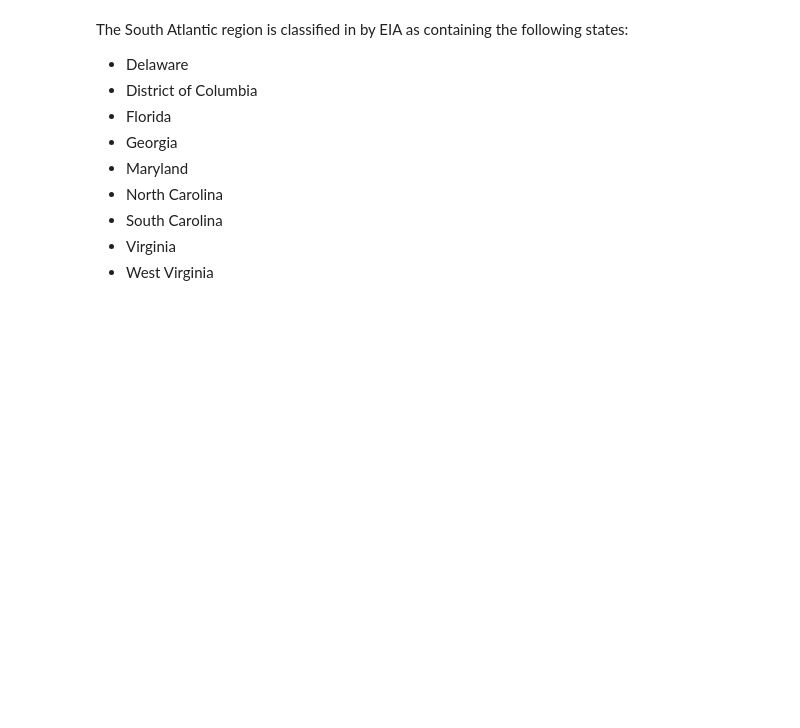
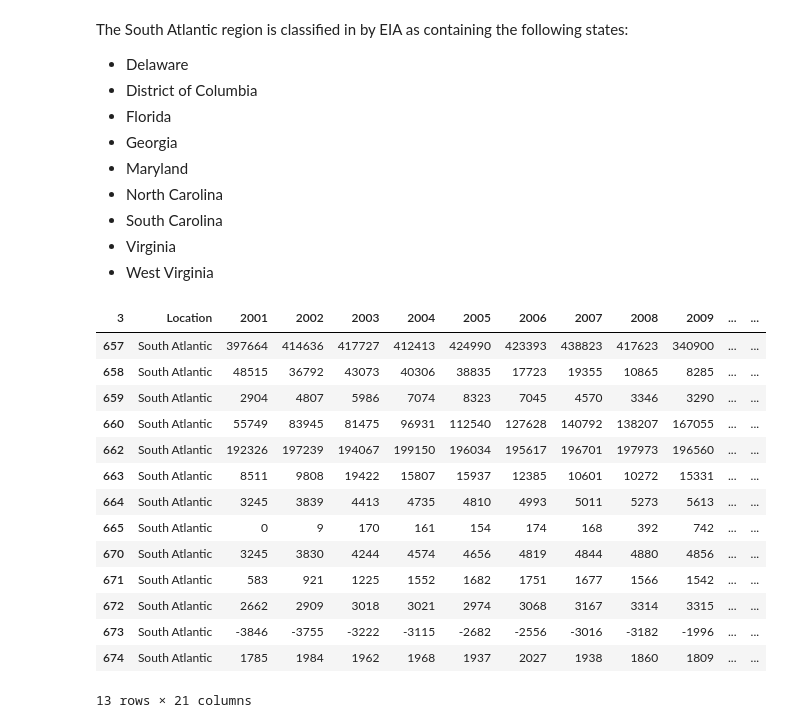
Before and after one commit to Mitchemoto/project-1-, a Jupyter notebook: Energy_Source_Clean.ipynb, the cells around one changed output. Drawn from its saved outputs; the diff is of its cells as text; code cells hidden in the pictures; blank space fills up the shorter version.

```diff
--- a/Energy_Source_Clean.ipynb
+++ b/Energy_Source_Clean.ipynb
@@ -395,3 +399,22 @@ The South Atlantic region is classified in by EIA as containing the following st
 - South Carolina
 - Virginia
 - West Virginia
+# %%
+sa_region = condensed_df[condensed_df['Location']=='South Atlantic']
+sa_region
+# %% [output]
+| 3 | Location | 2001 | 2002 | 2003 | 2004 | 2005 | 2006 | 2007 | 2008 | 2009 | ... | ... |
+| 657 | South Atlantic | 397664 | 414636 | 417727 | 412413 | 424990 | 423393 | 438823 | 417623 | 340900 | ... | ... |
+| 658 | South Atlantic | 48515 | 36792 | 43073 | 40306 | 38835 | 17723 | 19355 | 10865 | 8285 | ... | ... |
+| 659 | South Atlantic | 2904 | 4807 | 5986 | 7074 | 8323 | 7045 | 4570 | 3346 | 3290 | ... | ... |
+| 660 | South Atlantic | 55749 | 83945 | 81475 | 96931 | 112540 | 127628 | 140792 | 138207 | 167055 | ... | ... |
+| 662 | South Atlantic | 192326 | 197239 | 194067 | 199150 | 196034 | 195617 | 196701 | 197973 | 196560 | ... | ... |
+| 663 | South Atlantic | 8511 | 9808 | 19422 | 15807 | 15937 | 12385 | 10601 | 10272 | 15331 | ... | ... |
+| 664 | South Atlantic | 3245 | 3839 | 4413 | 4735 | 4810 | 4993 | 5011 | 5273 | 5613 | ... | ... |
+| 665 | South Atlantic | 0 | 9 | 170 | 161 | 154 | 174 | 168 | 392 | 742 | ... | ... |
+| 670 | South Atlantic | 3245 | 3830 | 4244 | 4574 | 4656 | 4819 | 4844 | 4880 | 4856 | ... | ... |
+| 671 | South Atlantic | 583 | 921 | 1225 | 1552 | 1682 | 1751 | 1677 | 1566 | 1542 | ... | ... |
+| 672 | South Atlantic | 2662 | 2909 | 3018 | 3021 | 2974 | 3068 | 3167 | 3314 | 3315 | ... | ... |
+| 673 | South Atlantic | -3846 | -3755 | -3222 | -3115 | -2682 | -2556 | -3016 | -3182 | -1996 | ... | ... |
+| 674 | South Atlantic | 1785 | 1984 | 1962 | 1968 | 1937 | 2027 | 1938 | 1860 | 1809 | ... | ... |
+13 rows × 21 columns
```
Also changed, not shown: parts of 10 cells of this notebook.
